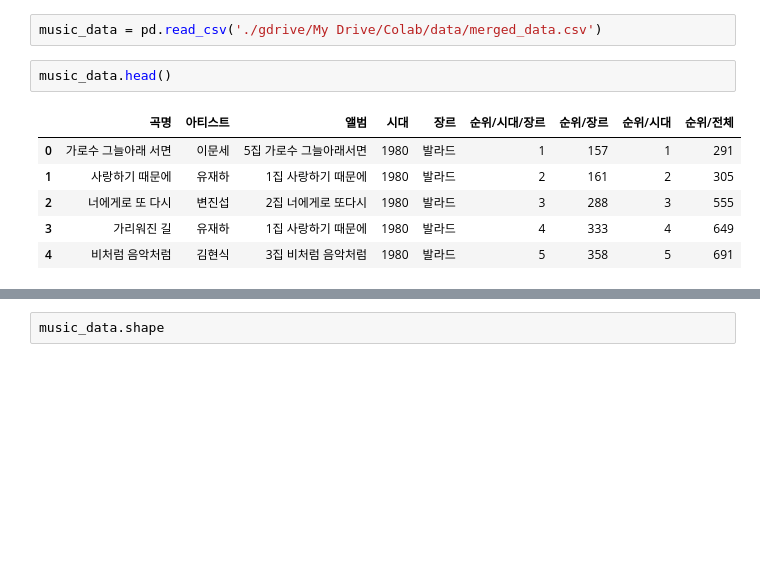
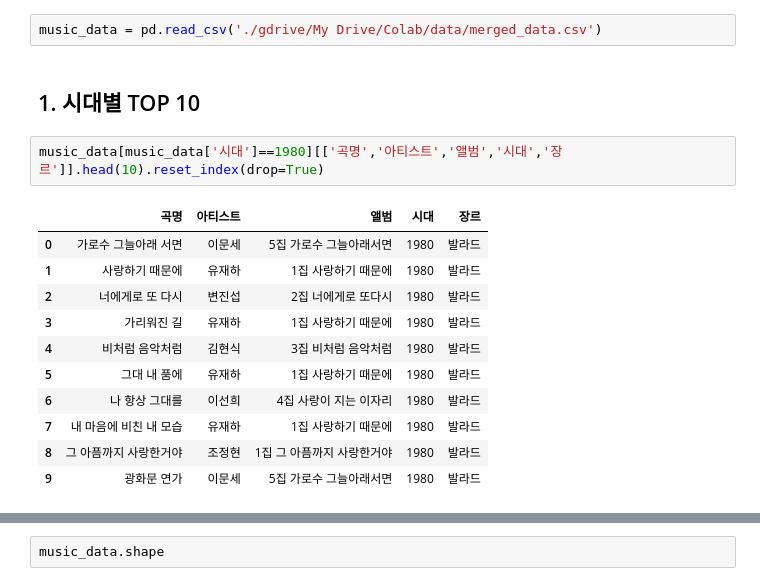
Before and after one commit to neutri-no/brunch, a Jupyter notebook: 01_02_music_chart_analyze.ipynb, the cells around one changed output, grey strips where cells are left out. Drawn from its saved outputs; the diff is of its cells as text; blank space fills up the shorter version.

```diff
--- a/01_02_music_chart_analyze.ipynb
+++ b/01_02_music_chart_analyze.ipynb
@@ -45,11 +22,18 @@ os.listdir('./gdrive/My Drive/Colab/data/') # 01_01 get_naver_best_music.ipynb
 # %%
 music_data = pd.read_csv('./gdrive/My Drive/Colab/data/merged_data.csv')
-# %%
-music_data.head()
-# %% [output]
-|  | 곡명 | 아티스트 | 앨범 | 시대 | 장르 | 순위/시대/장르 | 순위/장르 | 순위/시대 | 순위/전체 |
-| 0 | 가로수 그늘아래 서면 | 이문세 | 5집 가로수 그늘아래서면 | 1980 | 발라드 | 1 | 157 | 1 | 291 |
-| 1 | 사랑하기 때문에 | 유재하 | 1집 사랑하기 때문에 | 1980 | 발라드 | 2 | 161 | 2 | 305 |
-| 2 | 너에게로 또 다시 | 변진섭 | 2집 너에게로 또다시 | 1980 | 발라드 | 3 | 288 | 3 | 555 |
-| 3 | 가리워진 길 | 유재하 | 1집 사랑하기 때문에 | 1980 | 발라드 | 4 | 333 | 4 | 649 |
-| 4 | 비처럼 음악처럼 | 김현식 | 3집 비처럼 음악처럼 | 1980 | 발라드 | 5 | 358 | 5 | 691 |
+# %% [markdown]
+## 1. 시대별 TOP 10
+# %%
+music_data[music_data['시대']==1980][['곡명','아티스트','앨범','시대','장르']].head(10).reset_index(drop=True)
+# %% [output]
+|  | 곡명 | 아티스트 | 앨범 | 시대 | 장르 |
+| 0 | 가로수 그늘아래 서면 | 이문세 | 5집 가로수 그늘아래서면 | 1980 | 발라드 |
+| 1 | 사랑하기 때문에 | 유재하 | 1집 사랑하기 때문에 | 1980 | 발라드 |
+| 2 | 너에게로 또 다시 | 변진섭 | 2집 너에게로 또다시 | 1980 | 발라드 |
+| 3 | 가리워진 길 | 유재하 | 1집 사랑하기 때문에 | 1980 | 발라드 |
+| 4 | 비처럼 음악처럼 | 김현식 | 3집 비처럼 음악처럼 | 1980 | 발라드 |
+| 5 | 그대 내 품에 | 유재하 | 1집 사랑하기 때문에 | 1980 | 발라드 |
+| 6 | 나 항상 그대를 | 이선희 | 4집 사랑이 지는 이자리 | 1980 | 발라드 |
+| 7 | 내 마음에 비친 내 모습 | 유재하 | 1집 사랑하기 때문에 | 1980 | 발라드 |
+| 8 | 그 아픔까지 사랑한거야 | 조정현 | 1집 그 아픔까지 사랑한거야 | 1980 | 발라드 |
+| 9 | 광화문 연가 | 이문세 | 5집 가로수 그늘아래서면 | 1980 | 발라드 |
```
Also changed, not shown: parts of 14 cells of this notebook.
